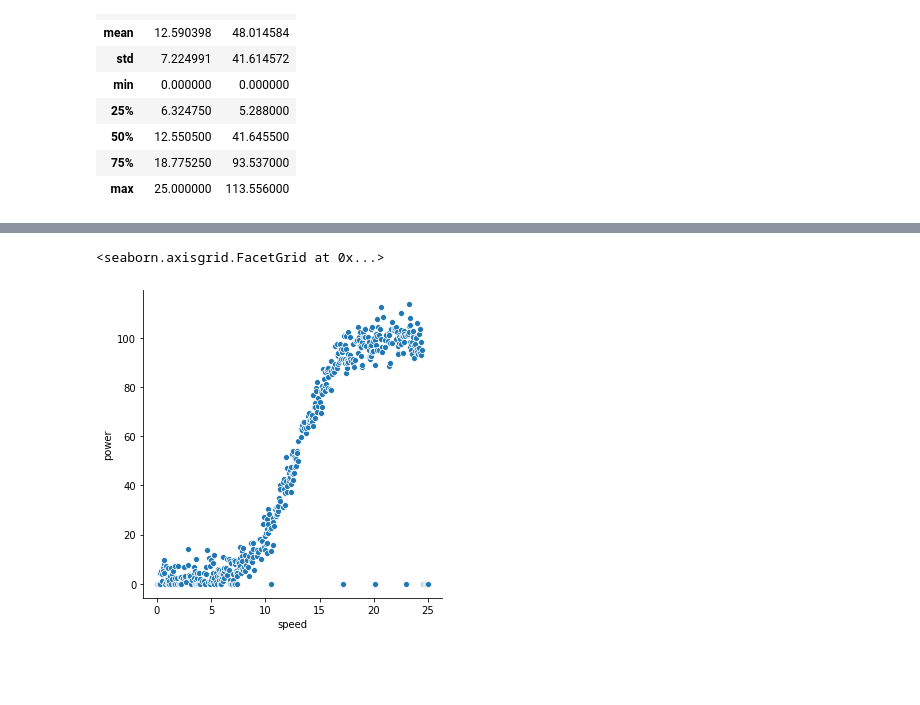
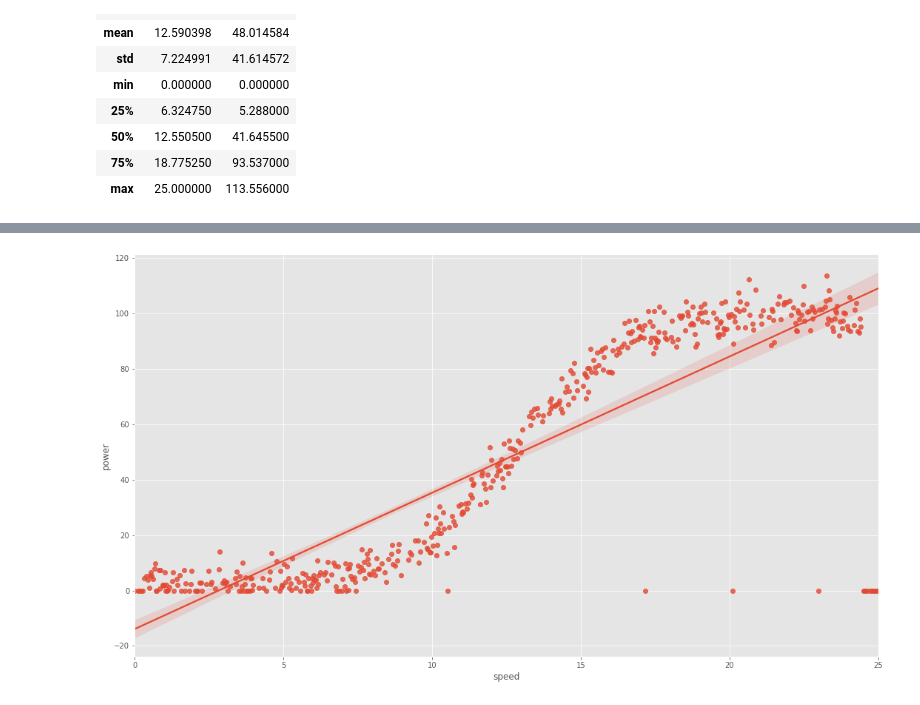
Before and after one commit to declanohara123/Wind-Turbine, a Jupyter notebook: Linear Regression of Wind Turbine Power Output.ipynb, the cells around one changed output, grey strips where cells are left out. Cells and saved outputs as stored; diff of their text form; code cells hidden in the pictures; blank space fills up the shorter version.

```diff
--- a/Linear Regression of Wind Turbine Power Output.ipynb
+++ b/Linear Regression of Wind Turbine Power Output.ipynb
@@ -9,5 +9,14 @@ on the powerproduction dataset available on Moodle. The goal is to accurately pr
 import pandas as pd
 import matplotlib.pyplot as plt
 import seaborn as sns
+# %%
+# Nicer plot style.
+plt.style.use("ggplot")
+
+# Bigger plots.
+plt.rcParams["figure.figsize"] = (18,10)
+
+# I borrowed these straight from one of your lectures as it's the way you like to see graphs
+# makes sense I do this for a projecy you're grading
 # %%
 df = pd.read_csv("powerproduction.csv")
@@ -50,5 +35,4 @@ sns.distplot(df["power"], kde=True);
 # %%
-sns.relplot(data=df, x="speed", y="power")
+sns.regplot(data=df, x="speed", y="power");
 # %% [output]
-<seaborn.axisgrid.FacetGrid at 0x...>
-[figure, old version]
+[figure, new version]
```
Also changed, not shown: parts of 6 cells of this notebook.
